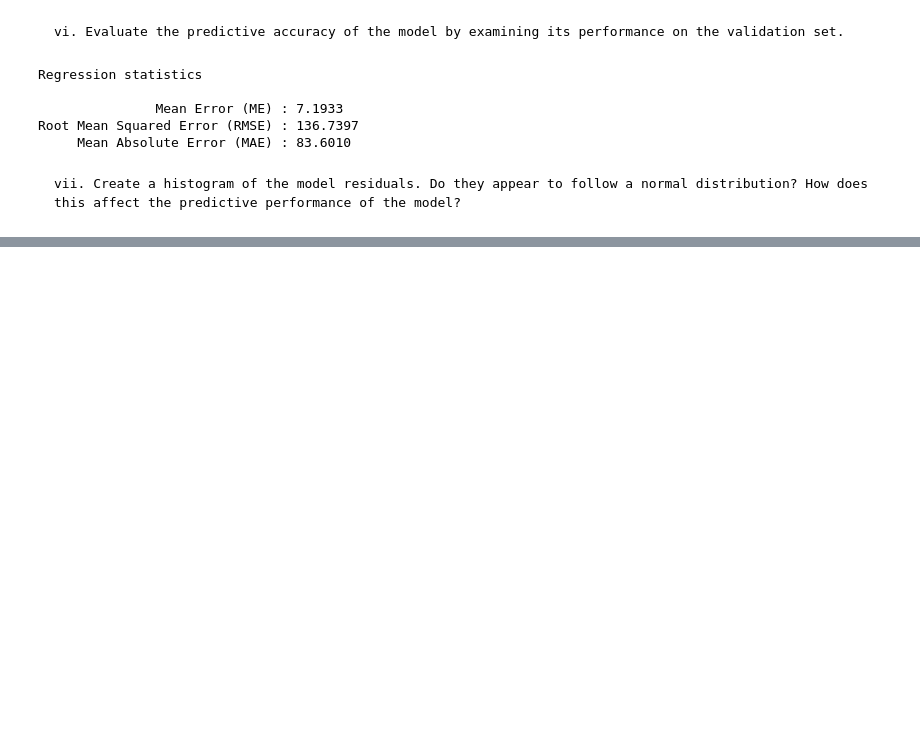
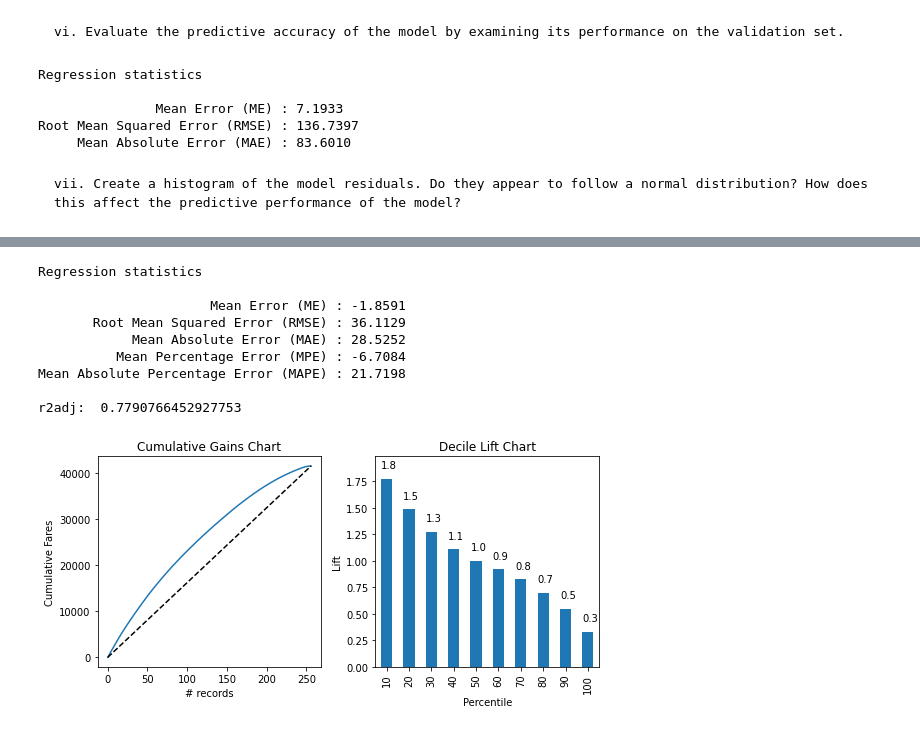
Before and after one commit to jeantardelli/data-mining-for-business-analytics, a Jupyter notebook: problems/chapter06_multiple_linear_regression.ipynb, the cells around one changed output, grey strips where cells are left out. Drawn from its saved outputs; the diff is of its cells as text; code cells hidden in the pictures; blank space fills up the shorter version.

```diff
--- a/problems/chapter06_multiple_linear_regression.ipynb
+++ b/problems/chapter06_multiple_linear_regression.ipynb
@@ -684,0 +870,10 @@ Since the noise ε follows a normal distribution, we know that these are the bes
+# %%
+predictors = data_df.columns[:-1]
+outcome = data_df.columns[-1]
+
+# partition data, 40% test set
+X = data_df[predictors]
+y = data_df[outcome]
+train_X, valid_X, train_y, valid_y = train_test_split(X, y,
+                                                      test_size=0.4,
+                                                      random_state=1)
@@ -684,0 +883,19 @@ Since the noise ε follows a normal distribution, we know that these are the bes
+# %%
+# The initial model is the constant model - this requires special handling
+# in train_model and score_model
+def train_model(variables):
+    if len(variables) == 0:
+        return None
+    model = LinearRegression()
+    model.fit(train_X[variables], train_y)
+    return model
+
+def score_model(model, variables):
+    if len(variables) == 0:
+        return AIC_score(train_y, [train_y.mean()] * len(train_y), model, df=1)
+    return AIC_score(train_y, model.predict(train_X[variables]), model)
+
+best_model, best_variables = stepwise_selection(train_X.columns, train_model,
+                                                score_model, verbose=True)
+print(best_variables)
+regression_summary(valid_y, best_model.predict(valid_X[best_variables]))
@@ -684,0 +974,26 @@ Since the noise ε follows a normal distribution, we know that these are the bes
+# %%
+pred_y = pd.Series(best_model.predict(valid_X[best_variables]))
+
+regression_summary(valid_y, pred_y)
+print("\nr2adj: ", adjusted_r2_score(valid_y, pred_y, best_model))
+
+fig, axes = plt.subplots(nrows=1, ncols=2, figsize=(8, 4))
+ax = gains_chart(pred_y.sort_values(ascending=False), ax=axes[0])
+ax.set_ylabel("Cumulative Fares")
+ax.set_title("Cumulative Gains Chart")
+
+ax = lift_chart(pred_y.sort_values(ascending=False), ax=axes[1])
+ax.set_ylabel("Lift")
+plt.tight_layout()
+plt.show()
+# %% [output]
+Regression statistics
+
+                      Mean Error (ME) : -1.8591
+       Root Mean Squared Error (RMSE) : 36.1129
+            Mean Absolute Error (MAE) : 28.5252
+          Mean Percentage Error (MPE) : -6.7084
+Mean Absolute Percentage Error (MAPE) : 21.7198
+
+r2adj:  0.7790766452927753
+[figure, added]
```
Also changed, not shown: parts of 59 cells of this notebook, 1 other file.
